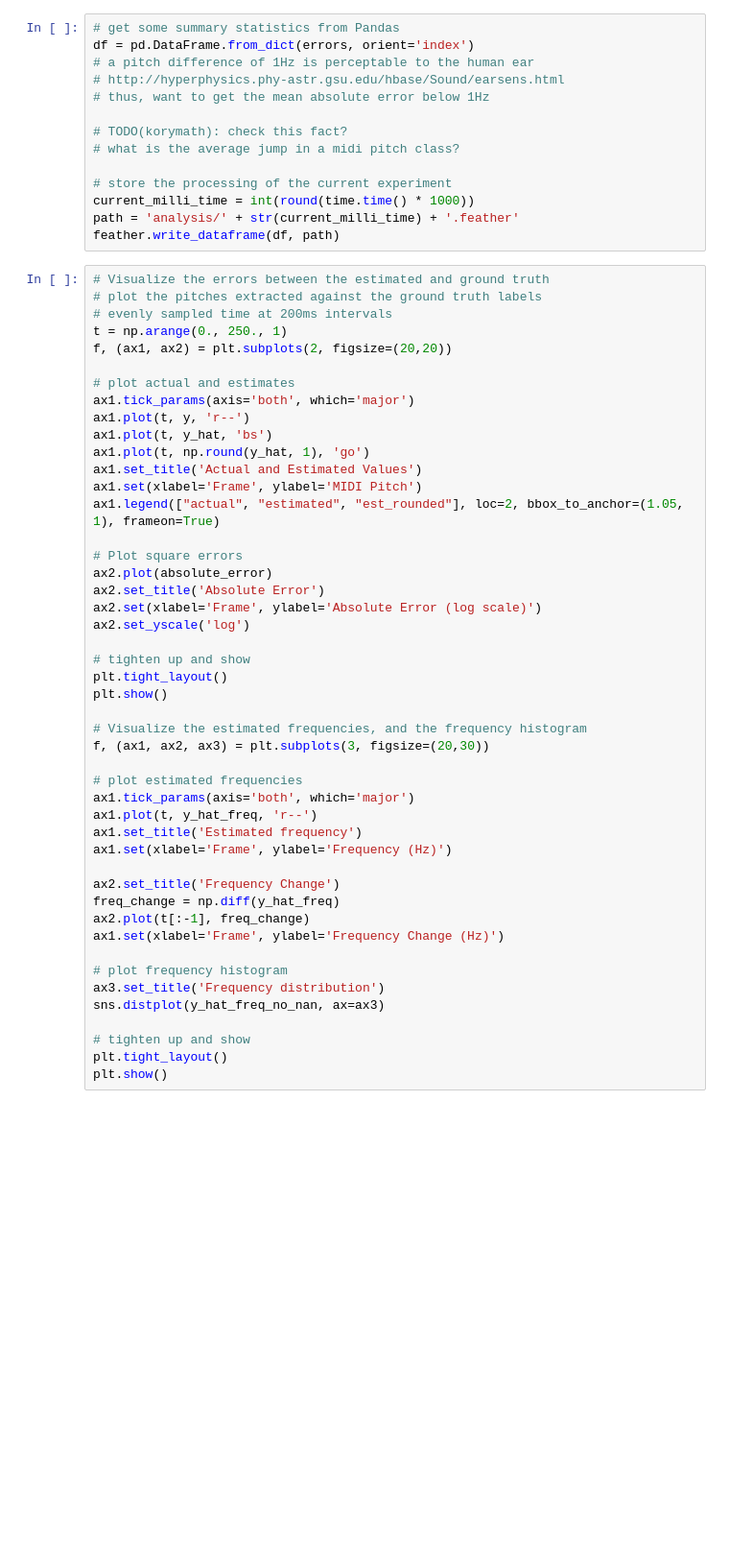
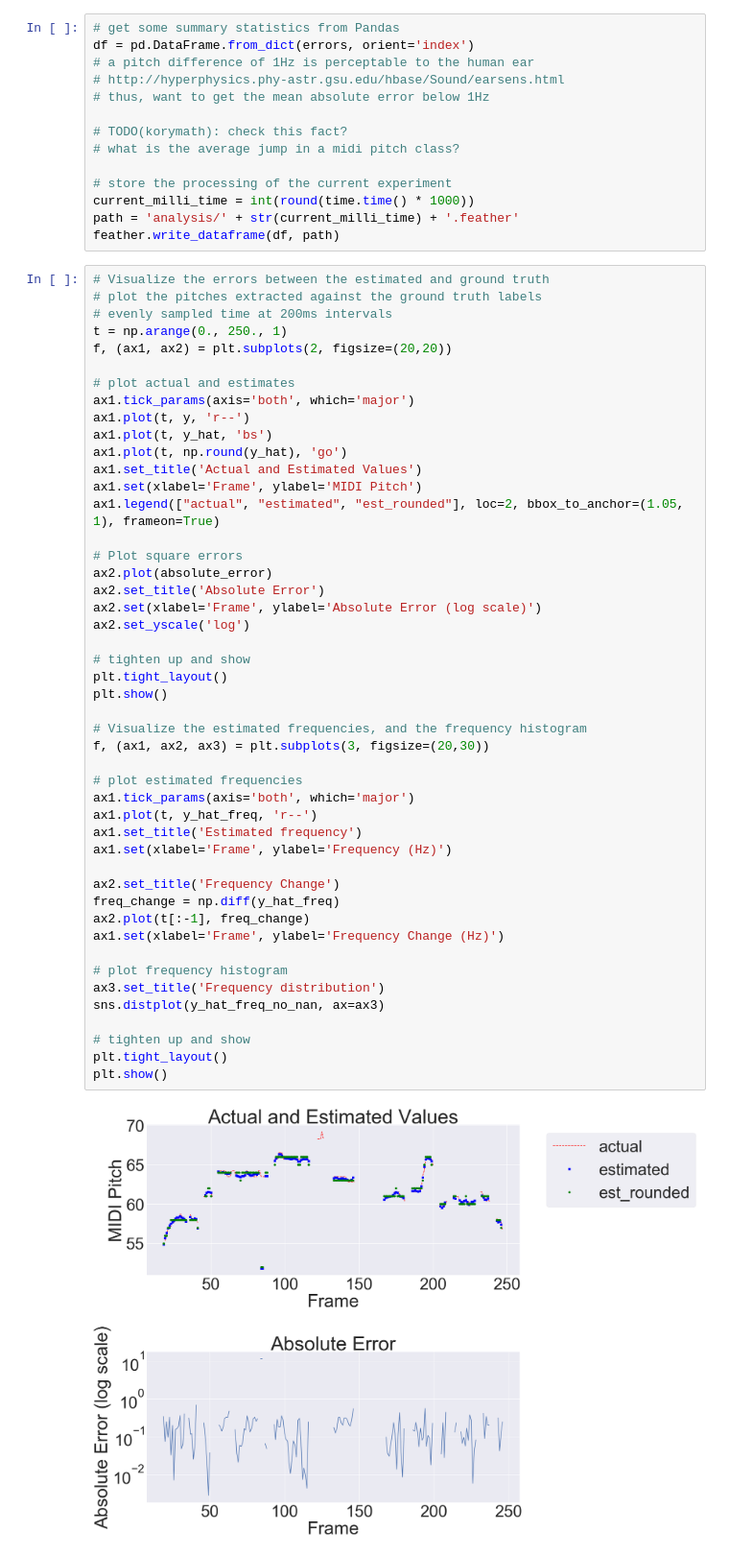
Before and after one commit to fishandchipsing/brds, a Jupyter notebook: query-by-humming-singing-analysis.ipynb, the cells around one changed output. Shown at 96% size. Saved outputs shown, nothing was run; the diff lists cells and outputs as text; blank space fills up the shorter version.

```diff
--- a/query-by-humming-singing-analysis.ipynb
+++ b/query-by-humming-singing-analysis.ipynb
@@ -286,7 +371,7 @@ f, (ax1, ax2) = plt.subplots(2, figsize=(20,20))
 ax1.tick_params(axis='both', which='major')
 ax1.plot(t, y, 'r--')
 ax1.plot(t, y_hat, 'bs')
-ax1.plot(t, np.round(y_hat, 1), 'go')
+ax1.plot(t, np.round(y_hat), 'go')
 ax1.set_title('Actual and Estimated Values')
 ax1.set(xlabel='Frame', ylabel='MIDI Pitch')
 ax1.legend(["actual", "estimated", "est_rounded"], loc=2, bbox_to_anchor=(1.05, 1), frameon=True)
@@ -295,30 +380,32 @@ ax1.legend(["actual", "estimated", "est_rounded"], loc=2, bbox_to_anchor=(1.05,
 ax2.plot(absolute_error)
 ax2.set_title('Absolute Error')
 ax2.set(xlabel='Frame', ylabel='Absolute Error (log scale)')
 ax2.set_yscale('log')
 
 # tighten up and show
 plt.tight_layout()
 plt.show()
 
 # Visualize the estimated frequencies, and the frequency histogram
 f, (ax1, ax2, ax3) = plt.subplots(3, figsize=(20,30))
 
 # plot estimated frequencies
 ax1.tick_params(axis='both', which='major')
 ax1.plot(t, y_hat_freq, 'r--')
 ax1.set_title('Estimated frequency')
 ax1.set(xlabel='Frame', ylabel='Frequency (Hz)')
 
 ax2.set_title('Frequency Change')
 freq_change = np.diff(y_hat_freq)
 ax2.plot(t[:-1], freq_change)
 ax1.set(xlabel='Frame', ylabel='Frequency Change (Hz)')
 
 # plot frequency histogram
 ax3.set_title('Frequency distribution')
 sns.distplot(y_hat_freq_no_nan, ax=ax3)
 
 # tighten up and show
 plt.tight_layout()
 plt.show()
+# %% [output]
+[figure, added]
```
Also changed, not shown: parts of 5 cells of this notebook.
